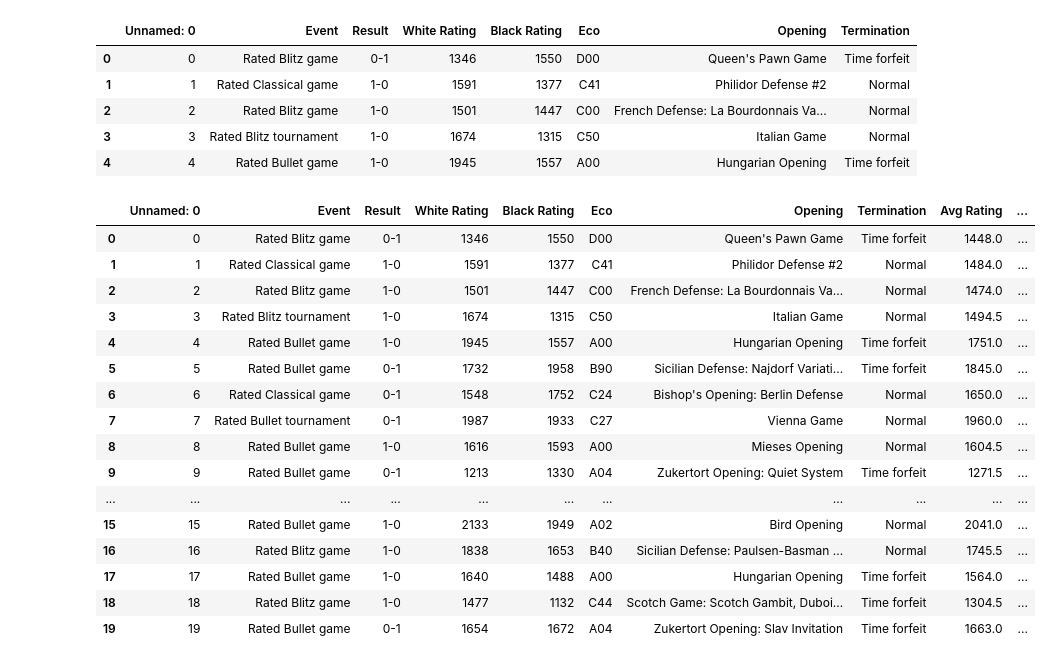
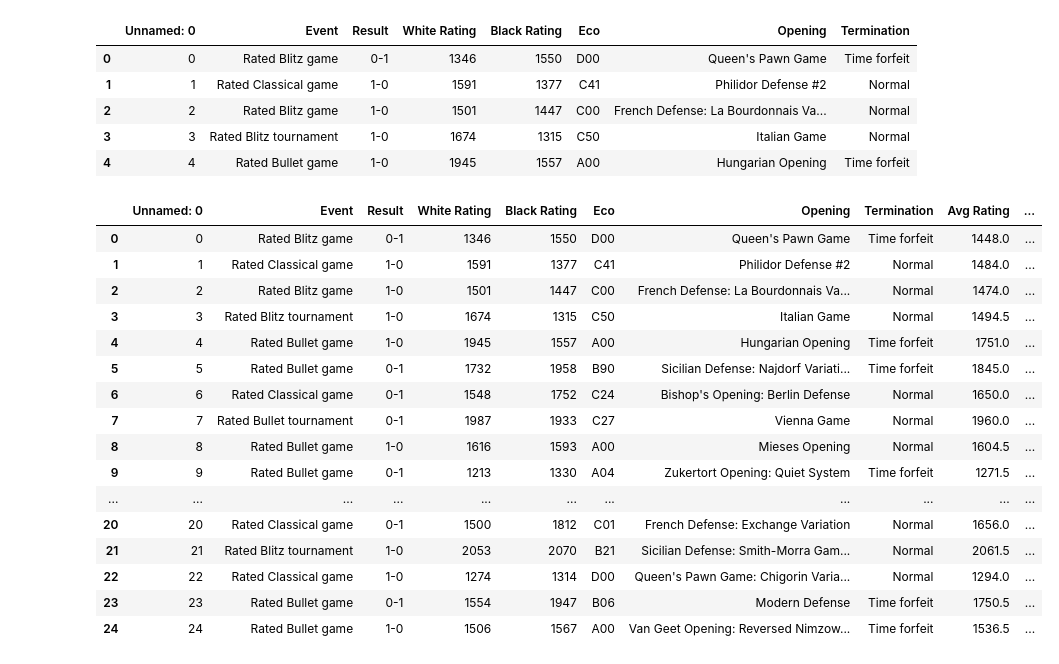
Before and after one commit to kdesai2018/DSL-final-project, a Jupyter notebook: Santhosh_Analysis.ipynb, the cells around one changed output. Saved outputs shown, nothing was run; the diff lists cells and outputs as text; code cells hidden in the pictures.

```diff
--- a/Santhosh_Analysis.ipynb
+++ b/Santhosh_Analysis.ipynb
@@ -33,39 +35,40 @@ df["White Wins?"] = np.where(df['Result'] == '1-0', 'yes', 'no')
 classes = [
     (df['Avg Rating'] <= 1200),
     (df['Avg Rating'] >= 1201) & (df['Avg Rating'] <= 1400),
     (df['Avg Rating'] >= 1401) & (df['Avg Rating'] <= 1600),
     (df['Avg Rating'] >= 1601) & (df['Avg Rating'] <= 1800),
     (df['Avg Rating'] >= 1801) & (df['Avg Rating'] <= 2000),
     (df['Avg Rating'] >= 2001) & (df['Avg Rating'] <= 2200),
     (df['Avg Rating'] >= 2201) & (df['Avg Rating'] <= 2300),
     (df['Avg Rating'] >= 2301) & (df['Avg Rating'] <= 2400),
     (df['Avg Rating'] >= 2401) & (df['Avg Rating'] <= 2500),
     (df['Avg Rating'] >= 2501) & (df['Avg Rating'] <= 2700),
     (df['Avg Rating'] >= 2701)
     ]
 
 # create a list of the values we want to assign for each condition
 values = ['Novices', 'Class D', 'Class C', 'Class B', 'Class A', 'Experts' ,'Candidate Masters', 'Fide Masters', 'International Masters', 'Grand Masters','Super Grandmasters']
 df['strengthLevel'] = np.select(classes, values)
-df.head(20)
+df = df[df['strengthLevel'] != '0']
+df.head(25)
 # %% [output]
 |  | Unnamed: 0 | Event | Result | White Rating | Black Rating | Eco | Opening | Termination | Avg Rating | ... |
 | 0 | 0 | Rated Blitz game | 0-1 | 1346 | 1550 | D00 | Queen's Pawn Game | Time forfeit | 1448.0 | ... |
 | 1 | 1 | Rated Classical game | 1-0 | 1591 | 1377 | C41 | Philidor Defense #2 | Normal | 1484.0 | ... |
 | 2 | 2 | Rated Blitz game | 1-0 | 1501 | 1447 | C00 | French Defense: La Bourdonnais Va... | Normal | 1474.0 | ... |
 | 3 | 3 | Rated Blitz tournament | 1-0 | 1674 | 1315 | C50 | Italian Game | Normal | 1494.5 | ... |
 | 4 | 4 | Rated Bullet game | 1-0 | 1945 | 1557 | A00 | Hungarian Opening | Time forfeit | 1751.0 | ... |
 | 5 | 5 | Rated Bullet game | 0-1 | 1732 | 1958 | B90 | Sicilian Defense: Najdorf Variati... | Time forfeit | 1845.0 | ... |
 | 6 | 6 | Rated Classical game | 0-1 | 1548 | 1752 | C24 | Bishop's Opening: Berlin Defense | Normal | 1650.0 | ... |
 | 7 | 7 | Rated Bullet tournament | 0-1 | 1987 | 1933 | C27 | Vienna Game | Normal | 1960.0 | ... |
 | 8 | 8 | Rated Bullet game | 1-0 | 1616 | 1593 | A00 | Mieses Opening | Normal | 1604.5 | ... |
 | 9 | 9 | Rated Bullet game | 0-1 | 1213 | 1330 | A04 | Zukertort Opening: Quiet System | Time forfeit | 1271.5 | ... |
 | ... | ... | ... | ... | ... | ... | ... | ... | ... | ... | ... |
-| 15 | 15 | Rated Bullet game | 1-0 | 2133 | 1949 | A02 | Bird Opening | Normal | 2041.0 | ... |
-| 16 | 16 | Rated Blitz game | 1-0 | 1838 | 1653 | B40 | Sicilian Defense: Paulsen-Basman ... | Normal | 1745.5 | ... |
-| 17 | 17 | Rated Bullet game | 1-0 | 1640 | 1488 | A00 | Hungarian Opening | Time forfeit | 1564.0 | ... |
-| 18 | 18 | Rated Blitz game | 1-0 | 1477 | 1132 | C44 | Scotch Game: Scotch Gambit, Duboi... | Time forfeit | 1304.5 | ... |
-| 19 | 19 | Rated Bullet game | 0-1 | 1654 | 1672 | A04 | Zukertort Opening: Slav Invitation | Time forfeit | 1663.0 | ... |
+| 20 | 20 | Rated Classical game | 0-1 | 1500 | 1812 | C01 | French Defense: Exchange Variation | Normal | 1656.0 | ... |
+| 21 | 21 | Rated Blitz tournament | 1-0 | 2053 | 2070 | B21 | Sicilian Defense: Smith-Morra Gam... | Normal | 2061.5 | ... |
+| 22 | 22 | Rated Classical game | 1-0 | 1274 | 1314 | D00 | Queen's Pawn Game: Chigorin Varia... | Normal | 1294.0 | ... |
+| 23 | 23 | Rated Bullet game | 0-1 | 1554 | 1947 | B06 | Modern Defense | Time forfeit | 1750.5 | ... |
+| 24 | 24 | Rated Bullet game | 1-0 | 1506 | 1567 | A00 | Van Geet Opening: Reversed Nimzow... | Time forfeit | 1536.5 | ... |
 # %%
 
 df.groupby(['strengthLevel'])['Event'].value_counts().unstack().plot(kind='bar',stacked = True)
```
Also changed, not shown: parts of 5 cells of this notebook.
